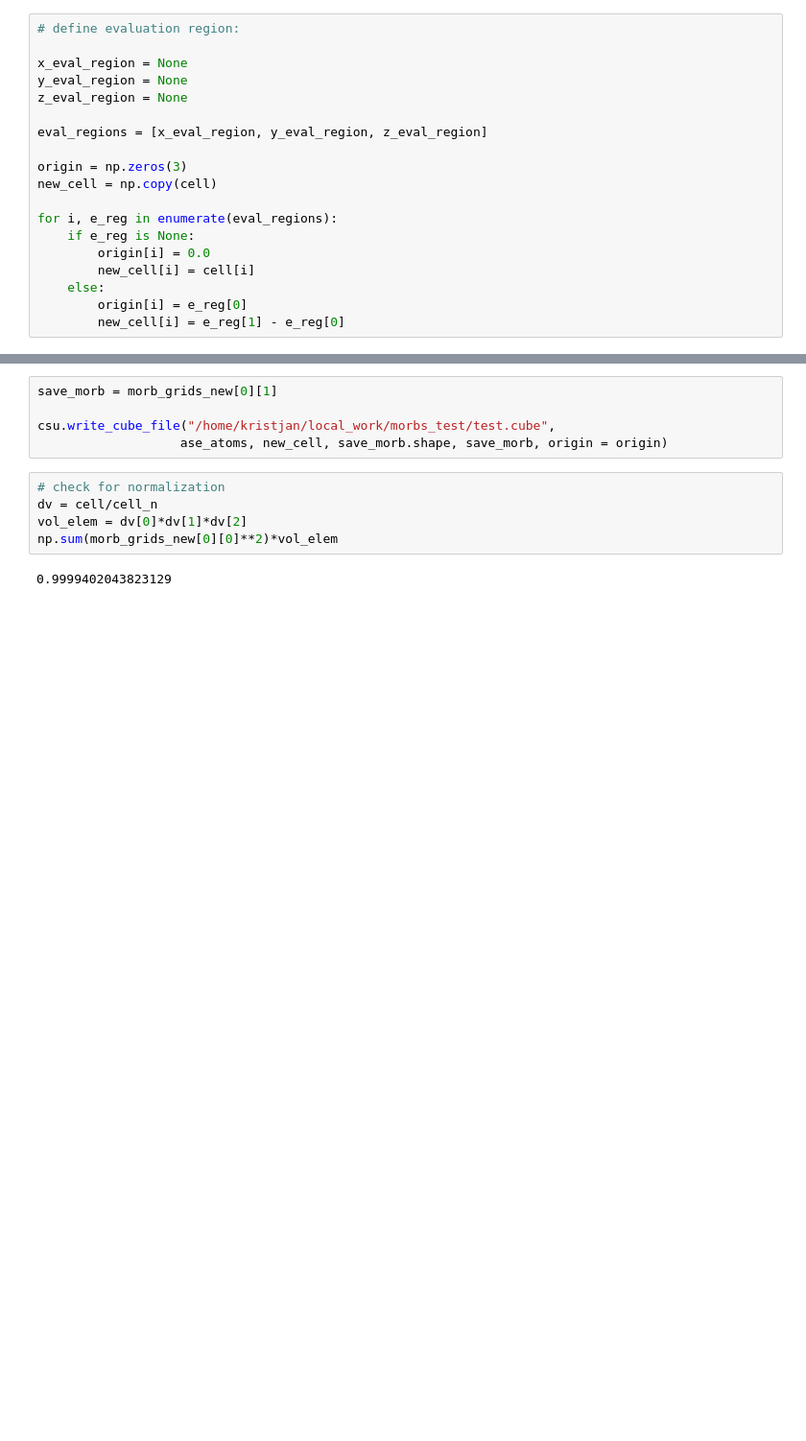
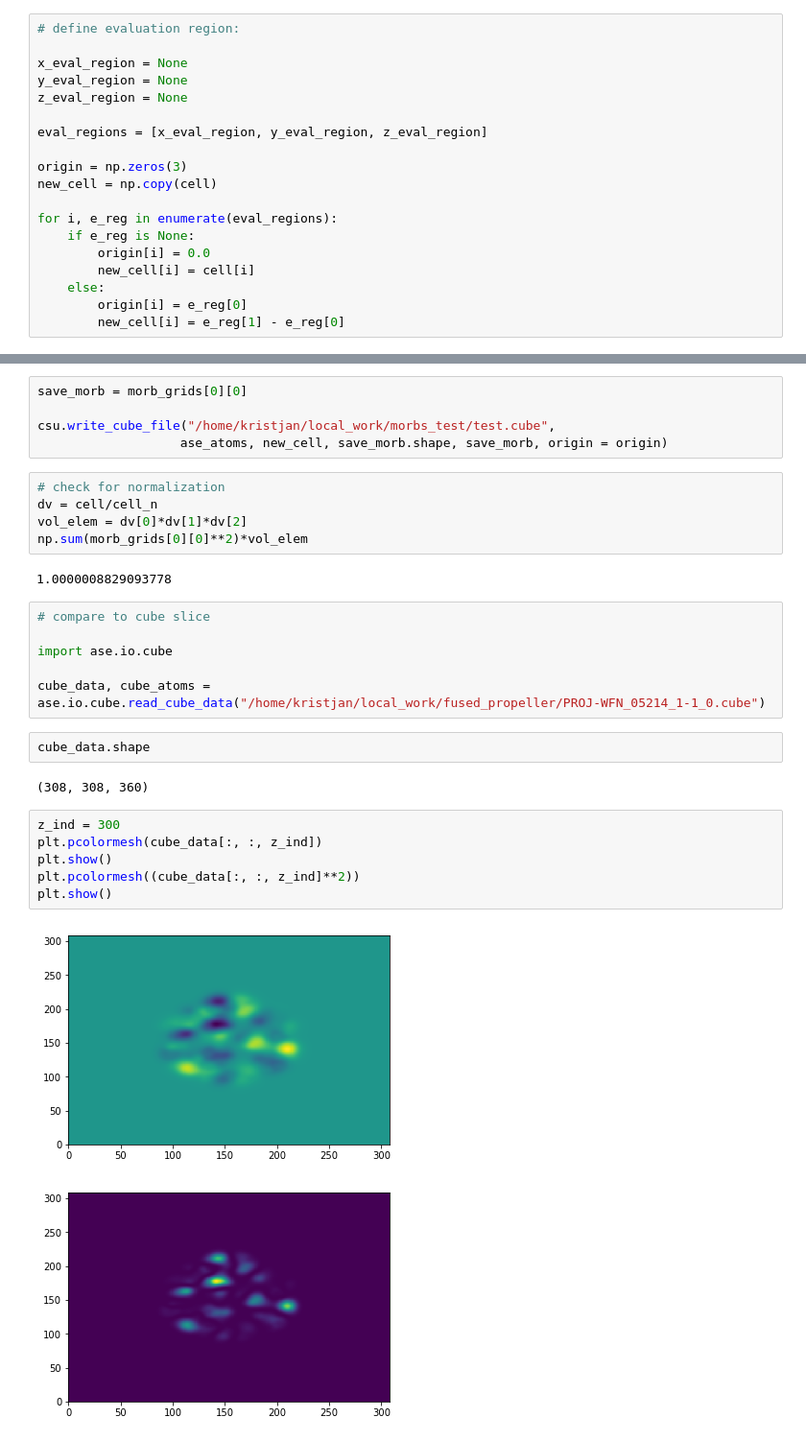
Before and after one commit to nanotech-empa/cp2k-spm-tools, a Jupyter notebook: cube_file_from_restart_wfn.ipynb, the cells around one changed output, grey strips where cells are left out. Shown: that part at 96% size. Cells and saved outputs as stored; diff of their text form; blank space fills up the shorter version.

```diff
--- a/cube_file_from_restart_wfn.ipynb
+++ b/cube_file_from_restart_wfn.ipynb
@@ -129,5 +122,5 @@ plt.show()
 # %%
-save_morb = morb_grids_new[0][1]
+save_morb = morb_grids[0][0]
 
 csu.write_cube_file("/home/kristjan/local_work/morbs_test/test.cube",
                    ase_atoms, new_cell, save_morb.shape, save_morb, origin = origin)
@@ -135,6 +128,25 @@ csu.write_cube_file("/home/kristjan/local_work/morbs_test/test.cube",
 # check for normalization
 dv = cell/cell_n
 vol_elem = dv[0]*dv[1]*dv[2]
-np.sum(morb_grids_new[0][0]**2)*vol_elem
+np.sum(morb_grids[0][0]**2)*vol_elem
 # %% [output]
-0.9999402043823129
+1.0000008829093778
+# %%
+# compare to cube slice
+
+import ase.io.cube
+
+cube_data, cube_atoms = ase.io.cube.read_cube_data("/home/kristjan/local_work/fused_propeller/PROJ-WFN_05214_1-1_0.cube")
+# %%
+cube_data.shape
+# %% [output]
+(308, 308, 360)
+# %%
+z_ind = 300
+plt.pcolormesh(cube_data[:, :, z_ind])
+plt.show()
+plt.pcolormesh((cube_data[:, :, z_ind]**2))
+plt.show()
+# %% [output]
+[figure, added]
+[figure, added]
```
Also changed, not shown: parts of 10 cells of this notebook, 3 other files.
